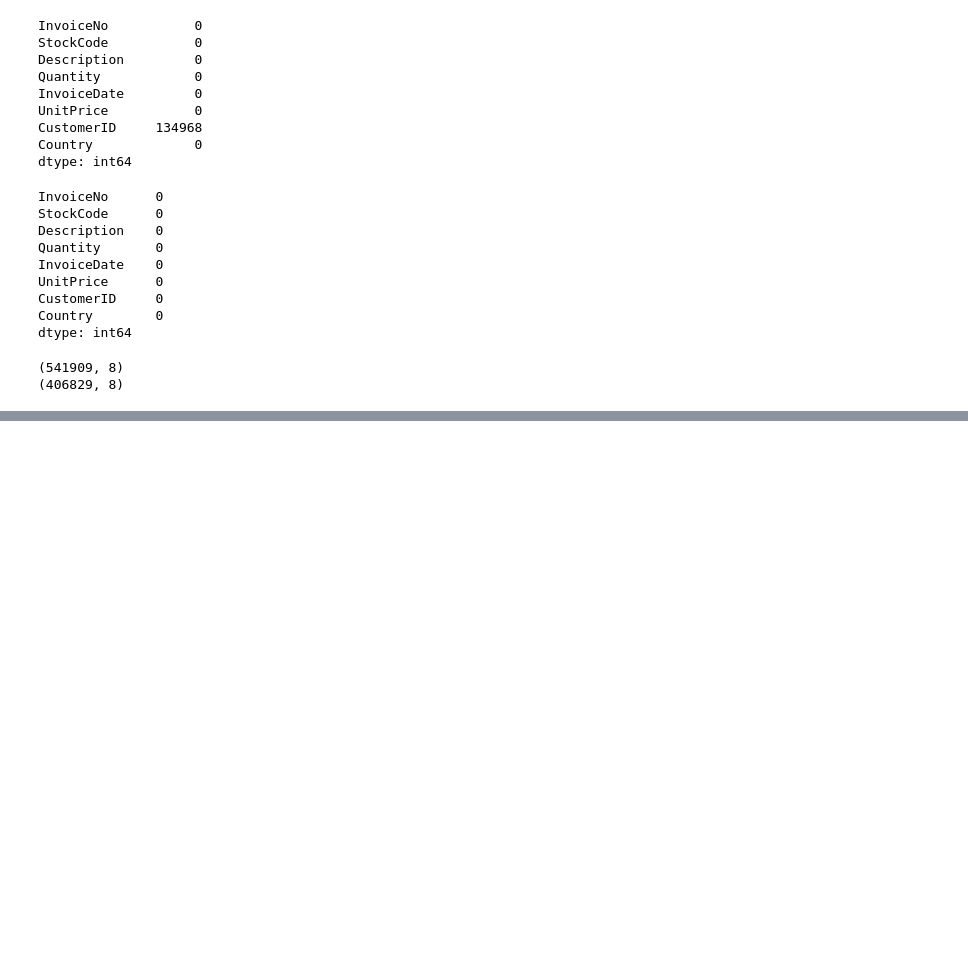
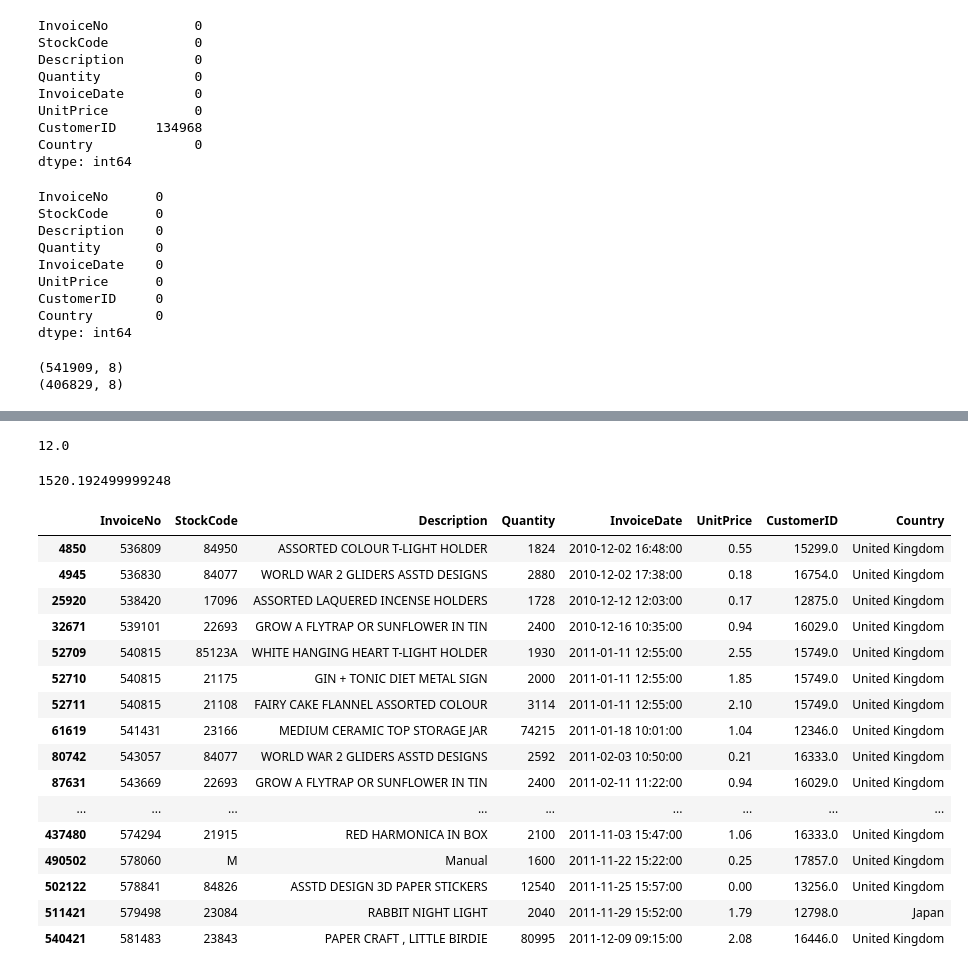
Before and after one commit to chanduka99/Retail_Data_Analysis, a Jupyter notebook: LargeScaleDataAnalysis.ipynb, the cells around one changed output, grey strips where cells are left out. Cells and saved outputs as stored; diff of their text form; code cells hidden in the pictures; blank space fills up the shorter version.

```diff
--- a/LargeScaleDataAnalysis.ipynb
+++ b/LargeScaleDataAnalysis.ipynb
@@ -288,0 +303,34 @@ print(df2.shape)
+# %%
+# Function to ensure proper datetime formatting (for future use or mixed data)
+def standardize_datetime_column(df, column_name):
+    """
+    Standardizes a datetime column to ensure proper formatting
+    """
+    print(f"Standardizing {column_name} column...")
+
+    # Check if already datetime
+    if df[column_name].dtype == 'datetime64[ns]':
+        print(f"✓ {column_name} is already in correct datetime format")
+
+
+    try:
+        # Convert to datetime if not already
+        df[column_name] = pd.to_datetime(df[column_name], errors='coerce')
+
+        # Check for any conversion errors (NaT values)
+        nat_count = df[column_name].isna().sum()
+        if nat_count > 0:
+            print(f"⚠ Warning: {nat_count} dates could not be parsed and were set to NaT")
+            print("Consider reviewing these records:")
+            print(df[df[column_name].isna()].head())
+
+        print(f"✓ {column_name} successfully converted to datetime")
+        print(f"Date range: {df[column_name].min()} to {df[column_name].max()}")
+
+    except Exception as e:
+        print(f"✗ Error converting {column_name}: {e}")
+
+    return df
+
+# Apply the function to our InvoiceDate column
+df2 = standardize_datetime_column(df2, 'InvoiceDate')
@@ -288,0 +394,5 @@ print(df2.shape)
+# %%
+# when we sort the records on Quantity in ascending order. And check the 75 percentile value
+df3.Quantity.quantile(0.75)
+# %% [output]
+12.0
@@ -288,0 +403,25 @@ print(df2.shape)
+# %%
+# the Quantity have very large value like 80995. we will check whether they seem to be valid
+df3.Quantity.quantile(0.9999)
+# %% [output]
+1520.192499999248
+# %%
+df3[df3.Quantity>1520]
+# %% [output]
+|  | InvoiceNo | StockCode | Description | Quantity | InvoiceDate | UnitPrice | CustomerID | Country |
+| 4850 | 536809 | 84950 | ASSORTED COLOUR T-LIGHT HOLDER | 1824 | 2010-12-02 16:48:00 | 0.55 | 15299.0 | United Kingdom |
+| 4945 | 536830 | 84077 | WORLD WAR 2 GLIDERS ASSTD DESIGNS | 2880 | 2010-12-02 17:38:00 | 0.18 | 16754.0 | United Kingdom |
+| 25920 | 538420 | 17096 | ASSORTED LAQUERED INCENSE HOLDERS | 1728 | 2010-12-12 12:03:00 | 0.17 | 12875.0 | United Kingdom |
+| 32671 | 539101 | 22693 | GROW A FLYTRAP OR SUNFLOWER IN TIN | 2400 | 2010-12-16 10:35:00 | 0.94 | 16029.0 | United Kingdom |
+| 52709 | 540815 | 85123A | WHITE HANGING HEART T-LIGHT HOLDER | 1930 | 2011-01-11 12:55:00 | 2.55 | 15749.0 | United Kingdom |
+| 52710 | 540815 | 21175 | GIN + TONIC DIET METAL SIGN | 2000 | 2011-01-11 12:55:00 | 1.85 | 15749.0 | United Kingdom |
+| 52711 | 540815 | 21108 | FAIRY CAKE FLANNEL ASSORTED COLOUR | 3114 | 2011-01-11 12:55:00 | 2.10 | 15749.0 | United Kingdom |
+| 61619 | 541431 | 23166 | MEDIUM CERAMIC TOP STORAGE JAR | 74215 | 2011-01-18 10:01:00 | 1.04 | 12346.0 | United Kingdom |
+| 80742 | 543057 | 84077 | WORLD WAR 2 GLIDERS ASSTD DESIGNS | 2592 | 2011-02-03 10:50:00 | 0.21 | 16333.0 | United Kingdom |
+| 87631 | 543669 | 22693 | GROW A FLYTRAP OR SUNFLOWER IN TIN | 2400 | 2011-02-11 11:22:00 | 0.94 | 16029.0 | United Kingdom |
+| ... | ... | ... | ... | ... | ... | ... | ... | ... |
+| 437480 | 574294 | 21915 | RED HARMONICA IN BOX | 2100 | 2011-11-03 15:47:00 | 1.06 | 16333.0 | United Kingdom |
+| 490502 | 578060 | M | Manual | 1600 | 2011-11-22 15:22:00 | 0.25 | 17857.0 | United Kingdom |
+| 502122 | 578841 | 84826 | ASSTD DESIGN 3D PAPER STICKERS | 12540 | 2011-11-25 15:57:00 | 0.00 | 13256.0 | United Kingdom |
+| 511421 | 579498 | 23084 | RABBIT NIGHT LIGHT | 2040 | 2011-11-29 15:52:00 | 1.79 | 12798.0 | Japan |
+| 540421 | 581483 | 23843 | PAPER CRAFT , LITTLE BIRDIE | 80995 | 2011-12-09 09:15:00 | 2.08 | 16446.0 | United Kingdom |
```
Also changed, not shown: parts of 19 cells of this notebook, 1 other file.
